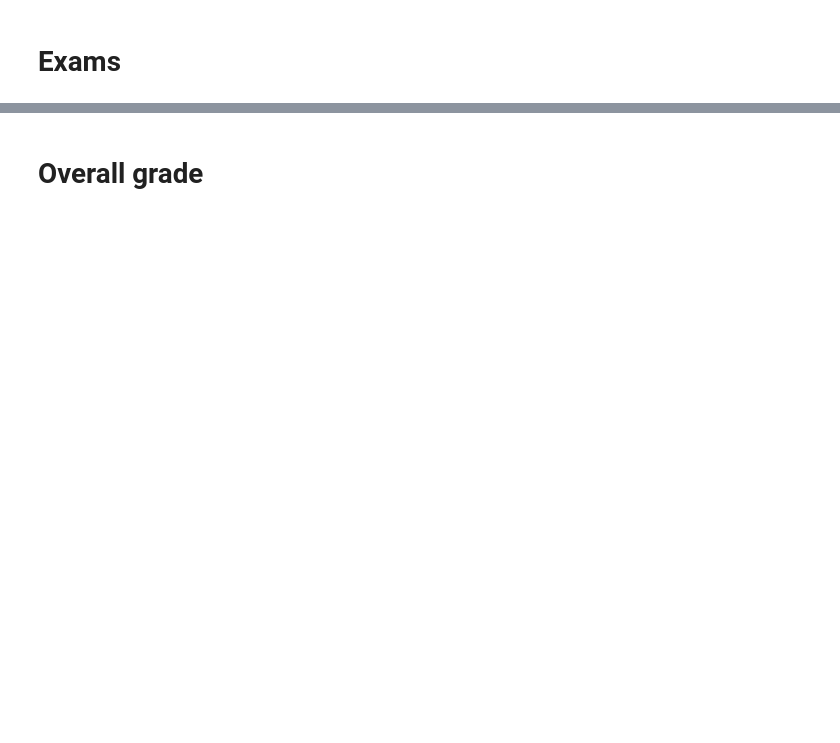
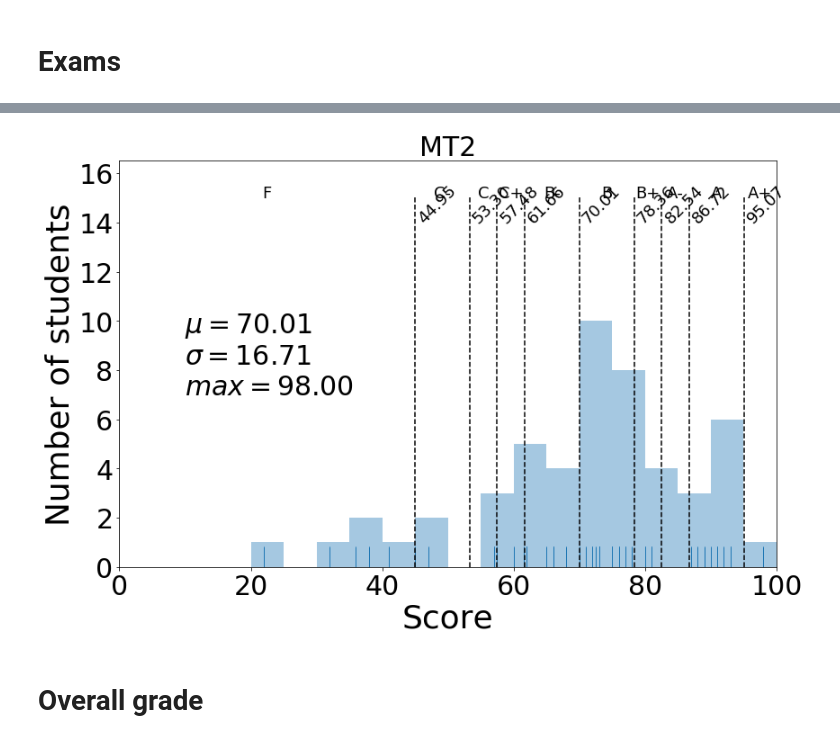
Before and after one commit to materialsvirtuallab/nano106, a Jupyter notebook: grades/Spring2019/NANO106_Grades_Spring2019.ipynb, the cells around one changed output, grey strips where cells are left out. Saved outputs shown, nothing was run; the diff lists cells and outputs as text; code cells hidden in the pictures; blank space fills up the shorter version.

```diff
--- a/grades/Spring2019/NANO106_Grades_Spring2019.ipynb
+++ b/grades/Spring2019/NANO106_Grades_Spring2019.ipynb
@@ -169,5 +173,7 @@ cutoffs = bar_plot(d, "MT1", annotate=True)
 # %%
-#cutoffs = bar_plot(d, "MT2", annotate=True)
+cutoffs = bar_plot(d, "MT2", annotate=True)
+# %% [output]
+[figure, added]
 # %%
 #cutoffs = bar_plot(d, "Final", annotate=True)
 # %% [markdown]
```
Also changed, not shown: parts of 7 cells of this notebook.
